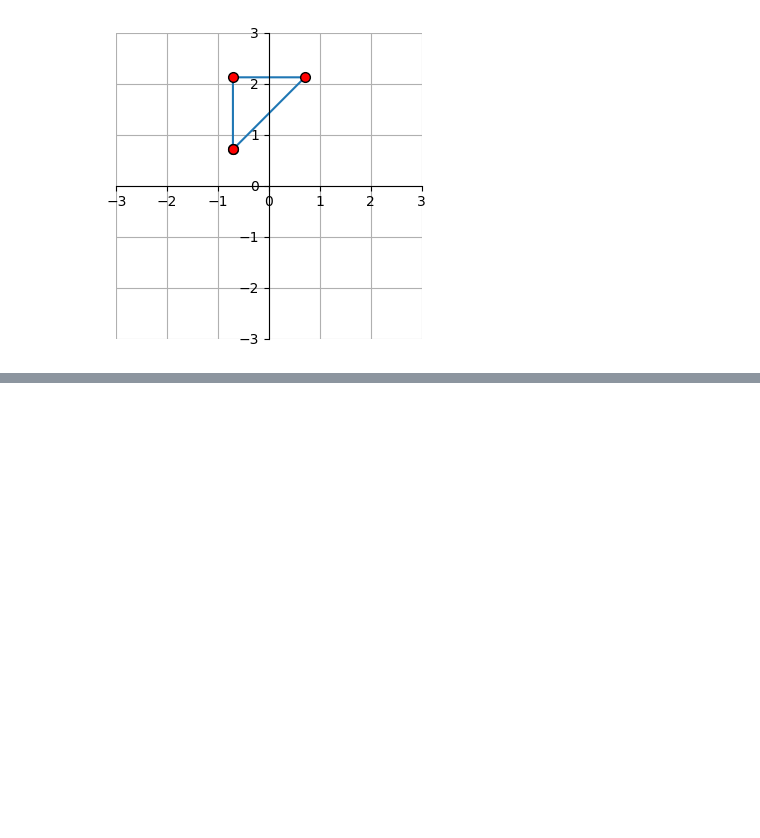
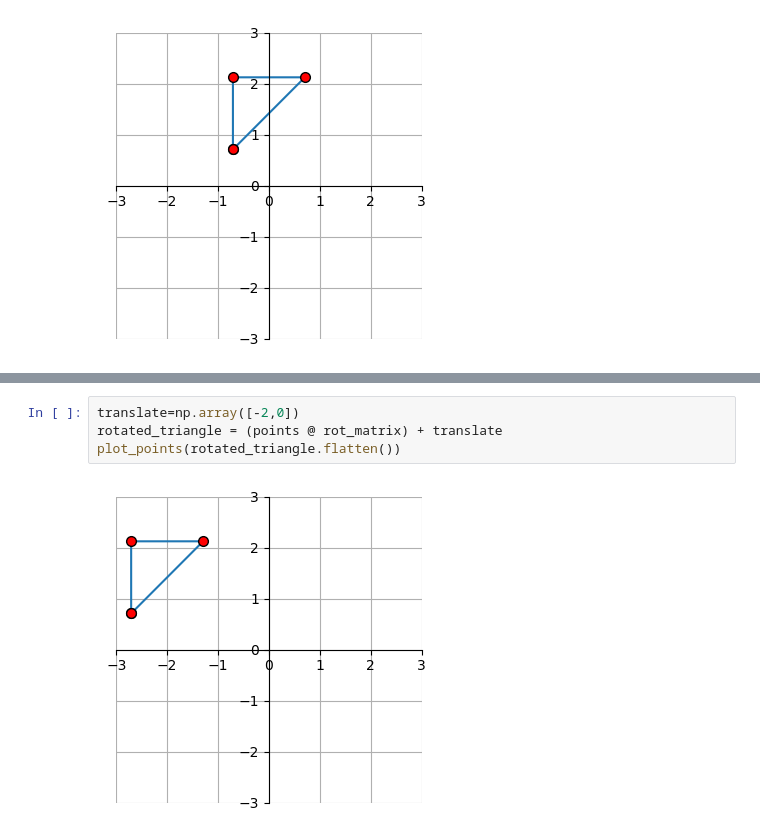
Before and after one commit to NCCA/SEForMedia, a Jupyter notebook: Lecture5/IntroductionToNumpy.ipynb, the cells around one changed output, grey strips where cells are left out. Drawn from its saved outputs; the diff is of its cells as text; blank space fills up the shorter version.

```diff
--- a/Lecture5/IntroductionToNumpy.ipynb
+++ b/Lecture5/IntroductionToNumpy.ipynb
@@ -662,0 +669,6 @@ plot_points(rotated_triangle.flatten())
+# %%
+translate=np.array([-2,0])
+rotated_triangle = (points @ rot_matrix) + translate
+plot_points(rotated_triangle.flatten())
+# %% [output]
+[figure, added]
```
Also changed, not shown: parts of 1 cell of this notebook.
